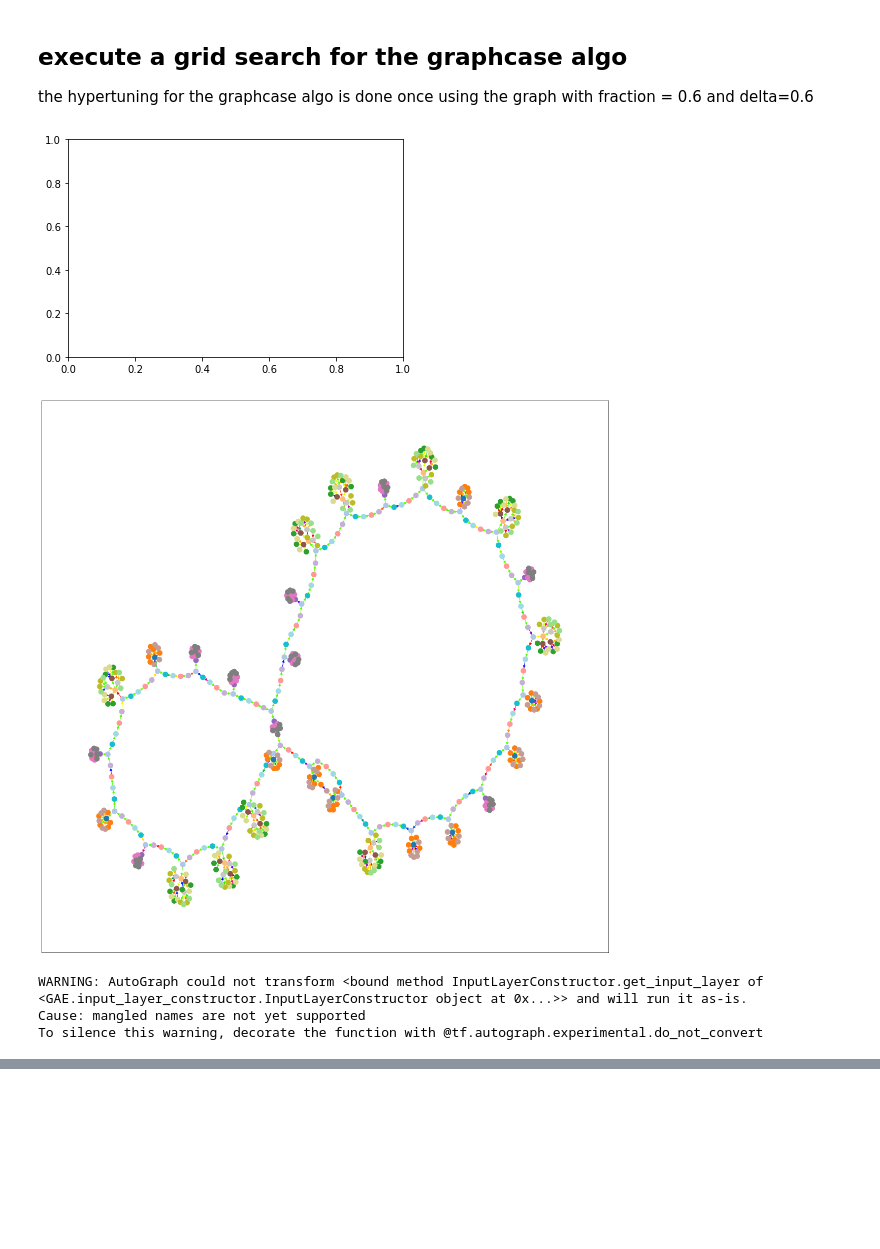
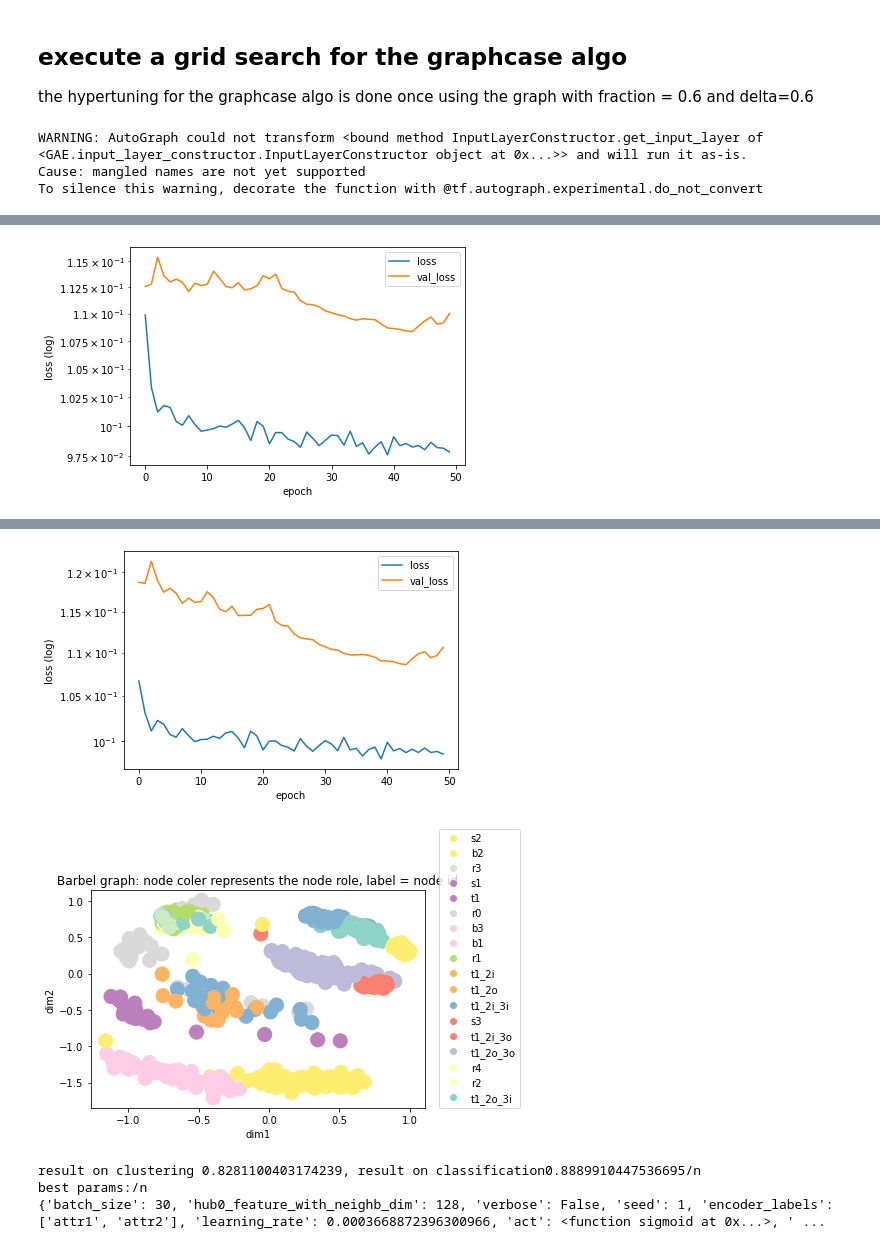
Before and after one commit to tonyPo/tmp, a Jupyter notebook: notebook_ring.ipynb, the cells around one changed output, grey strips where cells are left out. Cells and saved outputs as stored; diff of their text form; code cells hidden in the pictures; blank space fills up the shorter version.

```diff
--- a/notebook_ring.ipynb
+++ b/notebook_ring.ipynb
@@ -13,12 +13,12 @@ import networkx as nx
 from graphcase_experiments.experiments.ring_exp import ring_exp
 
 G = nx.read_gpickle('graphcase_experiments/graphs/sampled_ring_graphs/fraction0.6_delta0.6_seed10.pickle')
-embed, G, tbl, res = ring_exp(execute_grid_search=True, G=G)
+embed, G, tbl, res, params = ring_exp(execute_grid_search=True, G=G)
 
-print(f"result on clustering {res['clustering']['ami']}, result on classification{res['classification']['f1_macro']}")
+print(f"result on clustering {res['clustering']['ami']}, result on classification{res['classification']['f1_macro']}/n")
+print("best params:/n")
+print(params)
 # %% [output]
-[figure, old version]
-[figure, old version]
 WARNING: AutoGraph could not transform <bound method InputLayerConstructor.get_input_layer of <GAE.input_layer_constructor.InputLayerConstructor object at 0x...>> and will run it as-is.
 Cause: mangled names are not yet supported
 To silence this warning, decorate the function with @tf.autograph.experimental.do_not_convert
@@ -26,0 +28 @@ To enable them in other operations, rebuild TensorFlow with the appropriate comp
+[figure, new version]
@@ -26,0 +31,5 @@ To enable them in other operations, rebuild TensorFlow with the appropriate comp
+[figure, new version]
+[figure, added]
+result on clustering 0.8281100403174239, result on classification0.8889910447536695/n
+best params:/n
+{'batch_size': 30, 'hub0_feature_with_neighb_dim': 128, 'verbose': False, 'seed': 1, 'encoder_labels': ['attr1', 'attr2'], 'learning_rate': 0.0003668872396300966, 'act': <function sigmoid at 0x...>, ' ...
```
Also changed, not shown: parts of 3 cells of this notebook, 8 other files.
